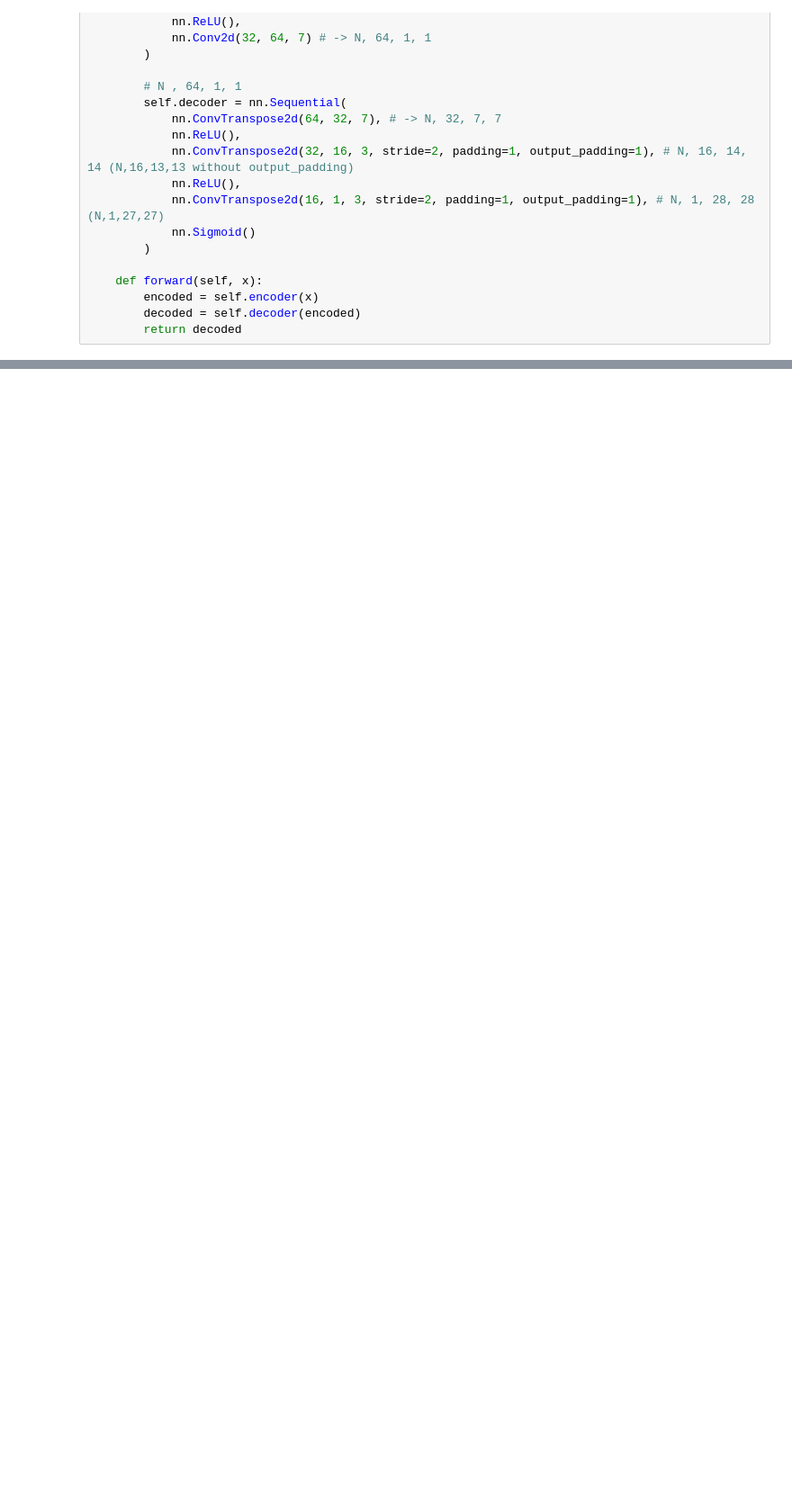
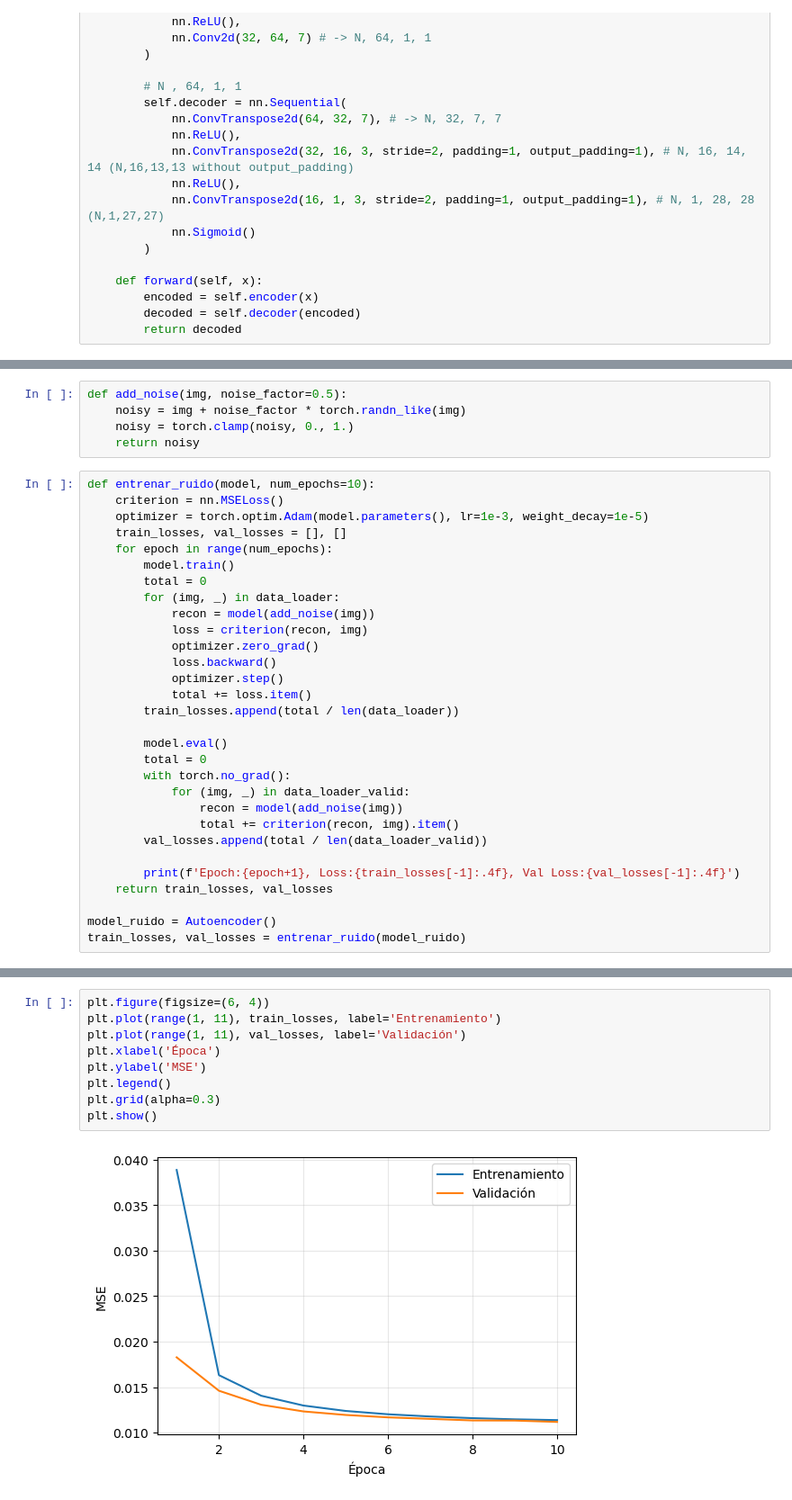
Before and after one commit to Aprendizaje-Automatico-II/Autoencoders, a Jupyter notebook: autoencoders.ipynb, the cells around one changed output, grey strips where cells are left out. Shown at 90% size. Saved outputs shown, nothing was run; the diff lists cells and outputs as text; blank space fills up the shorter version.

Commit message:
Notebook final con eliminación de ruido y superresolución

```diff
--- a/autoencoders.ipynb
+++ b/autoencoders.ipynb
@@ -161,0 +63,35 @@ for i, img in enumerate(images[:9]):
+# %%
+def add_noise(img, noise_factor=0.5):
+    noisy = img + noise_factor * torch.randn_like(img)
+    noisy = torch.clamp(noisy, 0., 1.)
+    return noisy
+# %%
+def entrenar_ruido(model, num_epochs=10):
+    criterion = nn.MSELoss()
+    optimizer = torch.optim.Adam(model.parameters(), lr=1e-3, weight_decay=1e-5)
+    train_losses, val_losses = [], []
+    for epoch in range(num_epochs):
+        model.train()
+        total = 0
+        for (img, _) in data_loader:
+            recon = model(add_noise(img))
+            loss = criterion(recon, img)
+            optimizer.zero_grad()
+            loss.backward()
+            optimizer.step()
+            total += loss.item()
+        train_losses.append(total / len(data_loader))
+
+        model.eval()
+        total = 0
+        with torch.no_grad():
+            for (img, _) in data_loader_valid:
+                recon = model(add_noise(img))
+                total += criterion(recon, img).item()
+        val_losses.append(total / len(data_loader_valid))
+
+        print(f'Epoch:{epoch+1}, Loss:{train_losses[-1]:.4f}, Val Loss:{val_losses[-1]:.4f}')
+    return train_losses, val_losses
+
+model_ruido = Autoencoder()
+train_losses, val_losses = entrenar_ruido(model_ruido)
@@ -161,0 +109,11 @@ for i, img in enumerate(images[:9]):
+# %%
+plt.figure(figsize=(6, 4))
+plt.plot(range(1, 11), train_losses, label='Entrenamiento')
+plt.plot(range(1, 11), val_losses, label='Validación')
+plt.xlabel('Época')
+plt.ylabel('MSE')
+plt.legend()
+plt.grid(alpha=0.3)
+plt.show()
+# %% [output]
+[figure, added]
```
Also changed, not shown: parts of 14 cells of this notebook.
